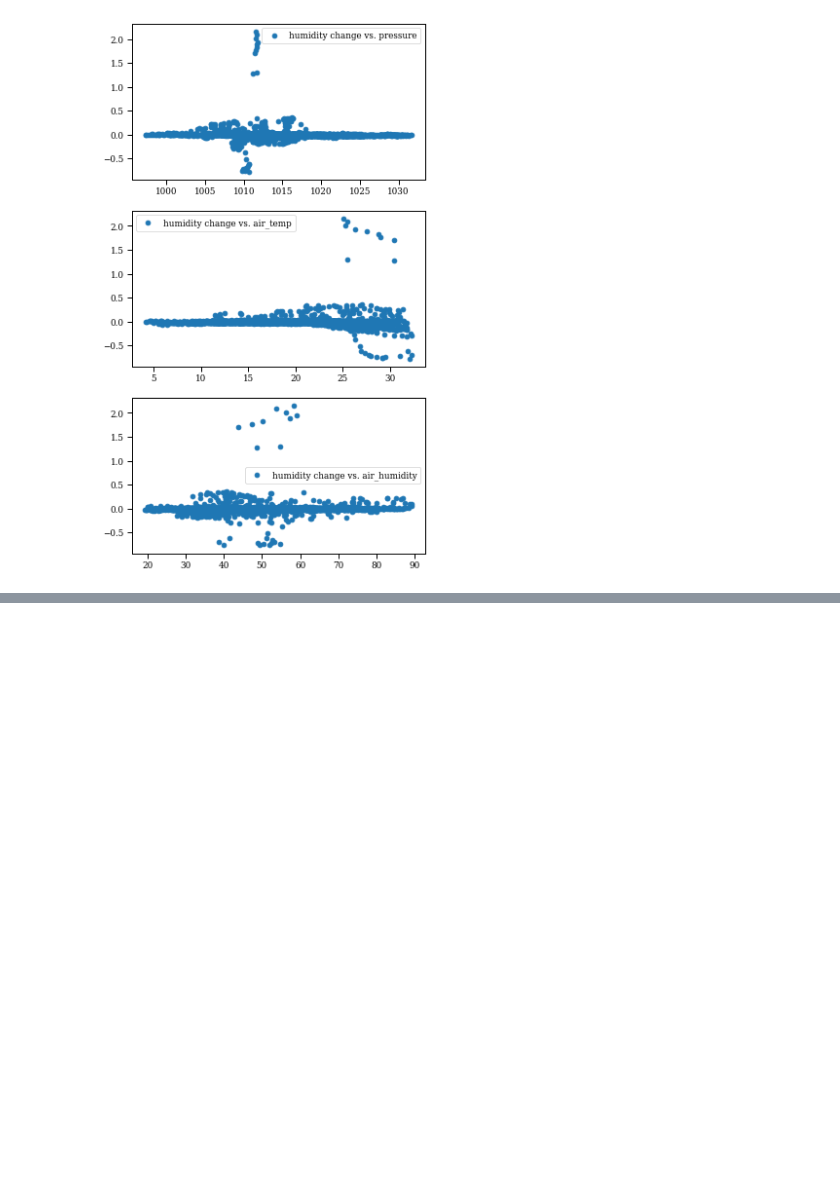
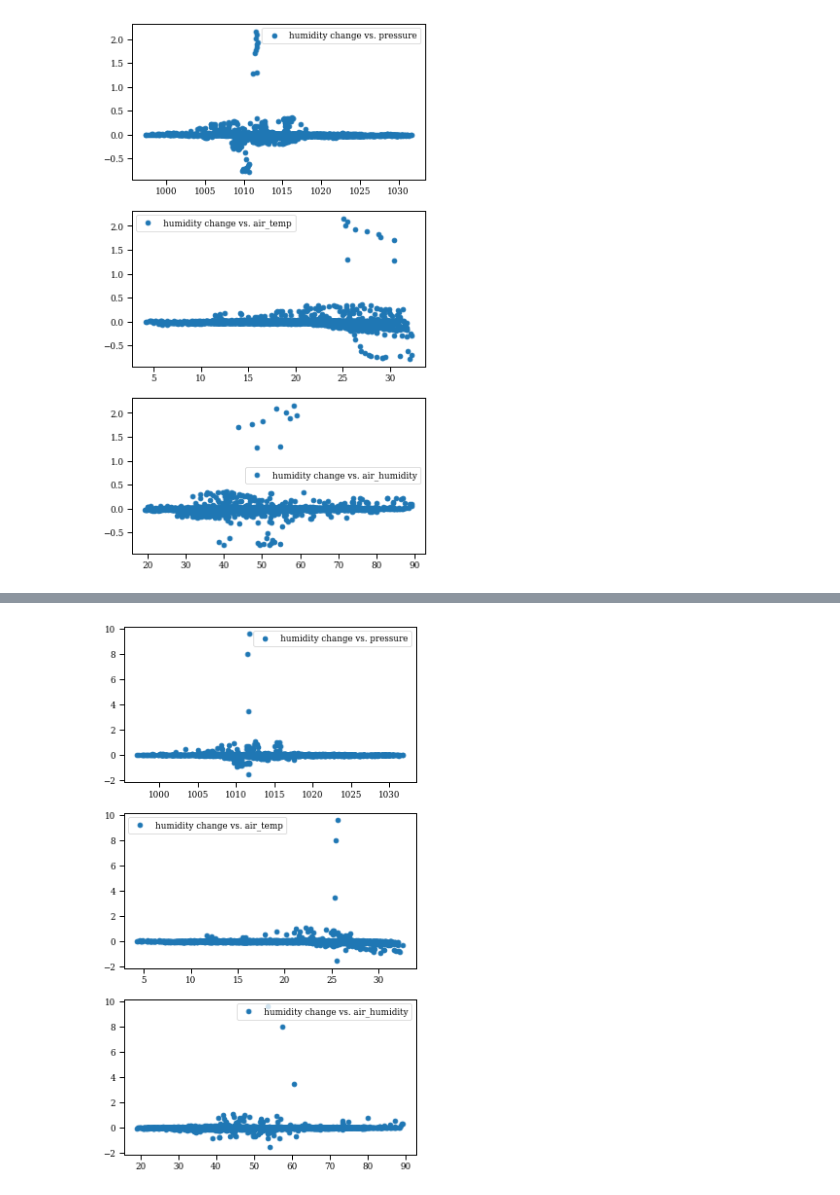
Before and after one commit to h-beacon/humidity-time-series, a Jupyter notebook: notebooks/01-humidity-change-vs-pressure.ipynb, the cells around one changed output, grey strips where cells are left out. Saved outputs shown, nothing was run; the diff lists cells and outputs as text; code cells hidden in the pictures; blank space fills up the shorter version.

```diff
--- a/notebooks/01-humidity-change-vs-pressure.ipynb
+++ b/notebooks/01-humidity-change-vs-pressure.ipynb
@@ -159,0 +192,15 @@ plt.show()
+# %%
+t = pd.to_datetime(data.time, format='%Y-%m-%d %H:%M:%S')
+soil_humidity = data.soil_humidity.values
+soil_humidity_t = holoborodko_diff(soil_humidity, t)
+
+
+abscissa = ['pressure', 'air_temp', 'air_humidity']
+
+_, ax = plt.subplots(nrows=len(abscissa), ncols=1, figsize=figsize(1, len(abscissa)))
+for row_idx, x in enumerate(abscissa):
+    ax[row_idx].scatter(data[x], soil_humidity_t, label=f'humidity change vs. {x}')
+    ax[row_idx].legend()
+plt.show()
+# %% [output]
+[figure, added]
```
Also changed, not shown: parts of 13 cells of this notebook, 2 other files.
